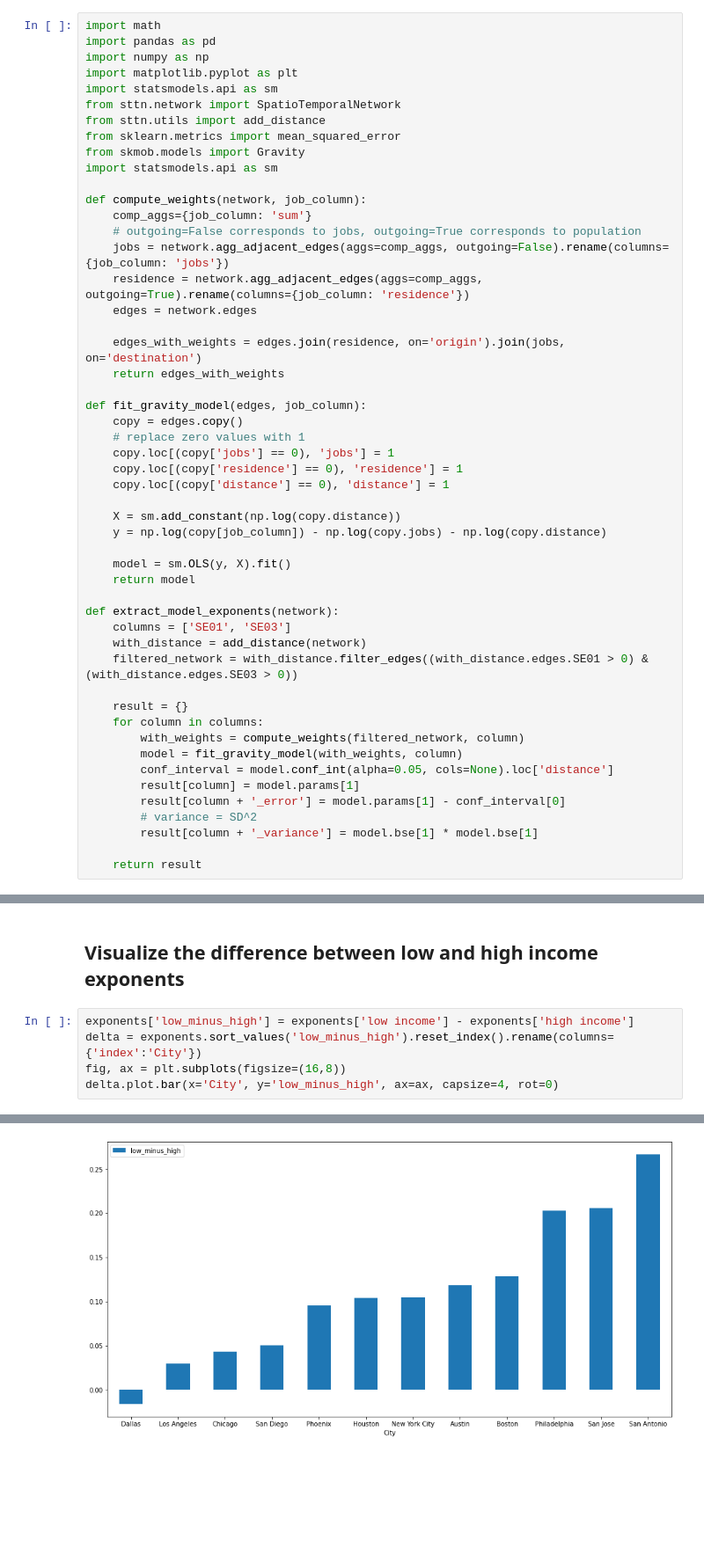
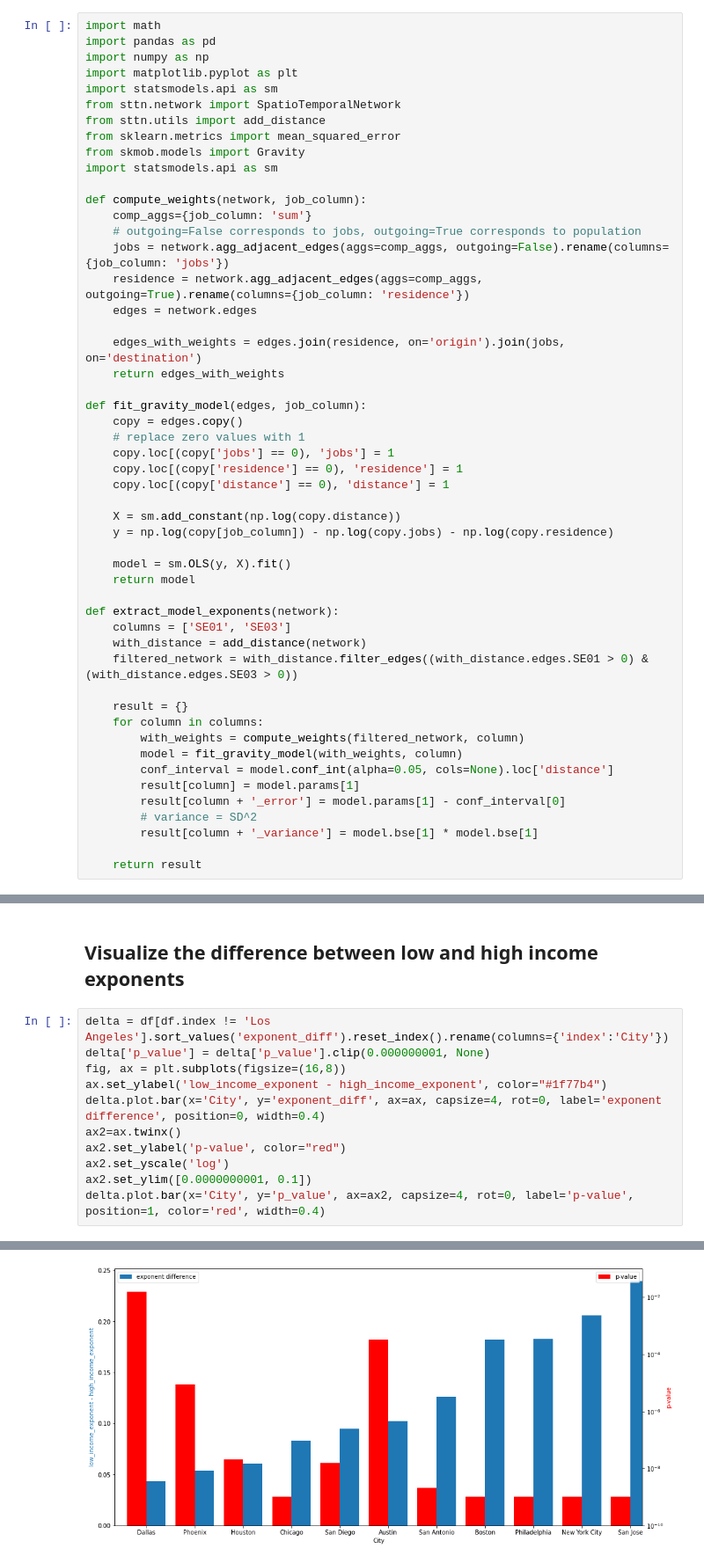
Before and after one commit to yuribogomolov/sttn, a Jupyter notebook: notebooks/papers/YSC 2021.ipynb, the cells around one changed output, grey strips where cells are left out. Shown at 88% size. Cells and saved outputs as stored; diff of their text form; blank space fills up the shorter version.

```diff
--- a/notebooks/papers/YSC 2021.ipynb
+++ b/notebooks/papers/YSC 2021.ipynb
@@ -44,7 +44,7 @@ def fit_gravity_model(edges, job_column):
     copy.loc[(copy['distance'] == 0), 'distance'] = 1
 
     X = sm.add_constant(np.log(copy.distance))
-    y = np.log(copy[job_column]) - np.log(copy.jobs) - np.log(copy.distance)
+    y = np.log(copy[job_column]) - np.log(copy.jobs) - np.log(copy.residence)
 
     model = sm.OLS(y, X).fit()
     return model
@@ -122,8 +122,14 @@ exponents.plot.bar(yerr=errors, ax=ax, capsize=4, rot=0);
 # %% [markdown]
 ## Visualize the difference between low and high income exponents
 # %%
-exponents['low_minus_high'] = exponents['low income'] - exponents['high income']
-delta = exponents.sort_values('low_minus_high').reset_index().rename(columns={'index':'City'})
+delta = df[df.index != 'Los Angeles'].sort_values('exponent_diff').reset_index().rename(columns={'index':'City'})
+delta['p_value'] = delta['p_value'].clip(0.000000001, None)
 fig, ax = plt.subplots(figsize=(16,8))
-delta.plot.bar(x='City', y='low_minus_high', ax=ax, capsize=4, rot=0)
+ax.set_ylabel('low_income_exponent - high_income_exponent', color="#1f77b4")
+delta.plot.bar(x='City', y='exponent_diff', ax=ax, capsize=4, rot=0, label='exponent difference', position=0, width=0.4)
+ax2=ax.twinx()
+ax2.set_ylabel('p-value', color="red")
+ax2.set_yscale('log')
+ax2.set_ylim([0.0000000001, 0.1])
+delta.plot.bar(x='City', y='p_value', ax=ax2, capsize=4, rot=0, label='p-value', position=1, color='red', width=0.4)
 # %% [output]
@@ -131 +137 @@ delta.plot.bar(x='City', y='low_minus_high', ax=ax, capsize=4, rot=0)
-[figure, old version]
+[figure, new version]
```
Also changed, not shown: parts of 3 cells of this notebook.
